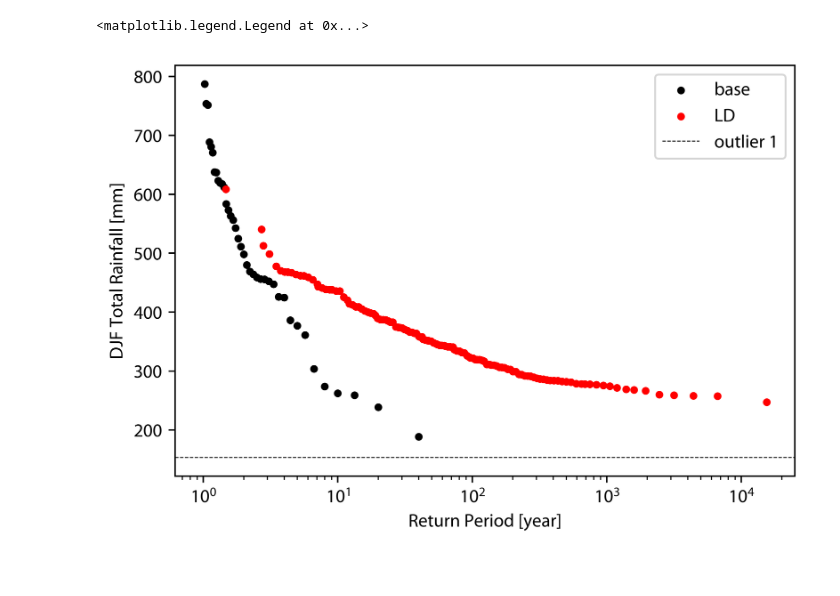
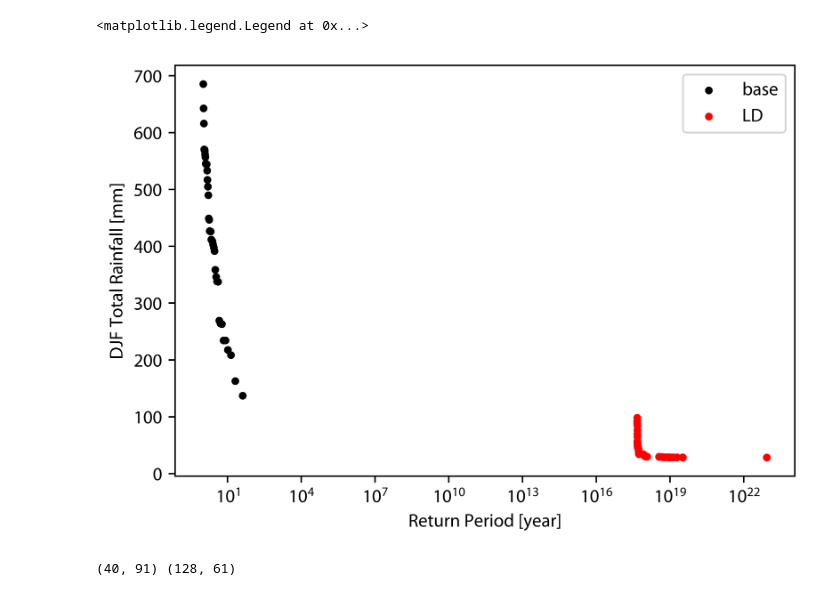
Before and after one commit to cruiseryy/lds_wrf_postprocess, a Jupyter notebook: post_analysis.ipynb, the cells around one changed output. Drawn from its saved outputs; the diff is of its cells as text; code cells hidden in the pictures.

Commit message:
spi transformation added to post-analysis

```diff
--- a/post_analysis.ipynb
+++ b/post_analysis.ipynb
@@ -10,10 +10,11 @@ plt.rcParams['font.family'] = 'Myriad Pro'
 import matplotlib as mpl
 mpl.rcParams['figure.dpi'] = 900
 # %%
-tmp = post_analyzer(path = "/home/mizu_home/xp53/nas_home/ld_wrf_output_2024",
-                    k = 0.025,
-                    T = 30,
-                    dt = 3)
+tmp = post_analyzer(path = "/home/mizu_home/xp53/nas/home/ld_wrf_output/ld_wrf_output_2024_jun_spi_ver",
+                    K = 5,
+                    T = 20,
+                    dt = 3,
+                    para_file = 'para_3day.yaml')
 tmp.var_read()
 tmp.order_traj()
 tmp.weight_est()
@@ -21,27 +22,29 @@ tmp.agg_weight()
 tmp.return_period_est()
 # %%
 base_rain = np.loadtxt('rain_djftot_2061-2100.txt')
-base_rain = sorted(base_rain[-1, :])
-outlier1 = base_rain[0]
-base_rain = base_rain[1:]
+base_rain = sorted(base_rain[60, :])
+# outlier1 = base_rain[0]
+# base_rain = base_rain[1:]
 
 ecdf = (np.arange(1, len(base_rain) + 1))/ (len(base_rain) + 1)
 erp = 1 / ecdf
 fig, ax = plt.subplots(1, 1, figsize = (6, 4))
 ax.scatter(erp, base_rain, marker='o', color='black', s=10, label='base')
 ax.scatter(tmp.rp, [tmp.rank[i][1] for i in range(len(tmp.rank))], marker='o', color='red', s=10, label='LD')
-ax.axline([0, outlier1], [1, outlier1], color='black', linestyle='--', label='outlier 1', linewidth=0.5)
+# ax.axline([0, outlier1], [1, outlier1], color='black', linestyle='--', label='outlier 1', linewidth=0.5)
 ax.set_xlabel('Return Period [year]')
 ax.set_ylabel('DJF Total Rainfall [mm]')
 # ax.set_ylim([0, 600])
 ax.set_xscale('log')
 ax.legend()
 # %% [output]
 <matplotlib.legend.Legend at 0x...>
-[figure, old version]
+[figure, new version]
 # %%
 traj = np.nanmean(np.multiply(tmp.rain_order, tmp.mask), axis=(2,3))
 base_rain = np.loadtxt('rain_djftot_2061-2100.txt').T
-rep_idx = list(range(4, 120, 4))
+rep_idx = list(range(4, 80, 4))
 traj = np.delete(traj, rep_idx, axis=1)
 print(base_rain.shape, traj.shape)
+# %% [output]
+(40, 91) (128, 61)
```
Also changed, not shown: parts of 9 cells of this notebook, 1 other file.
